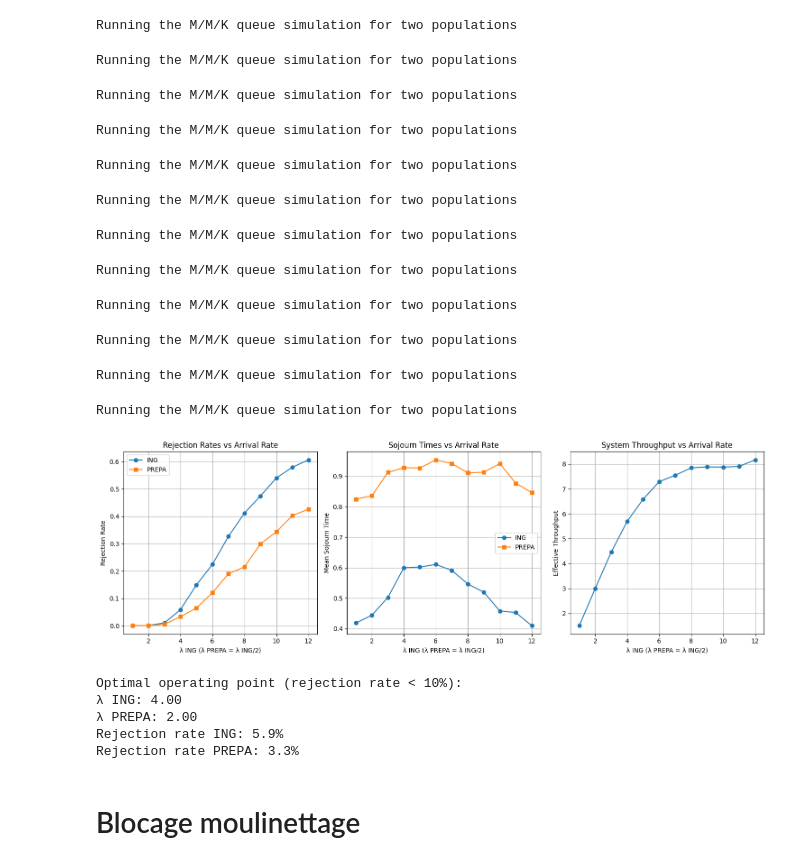
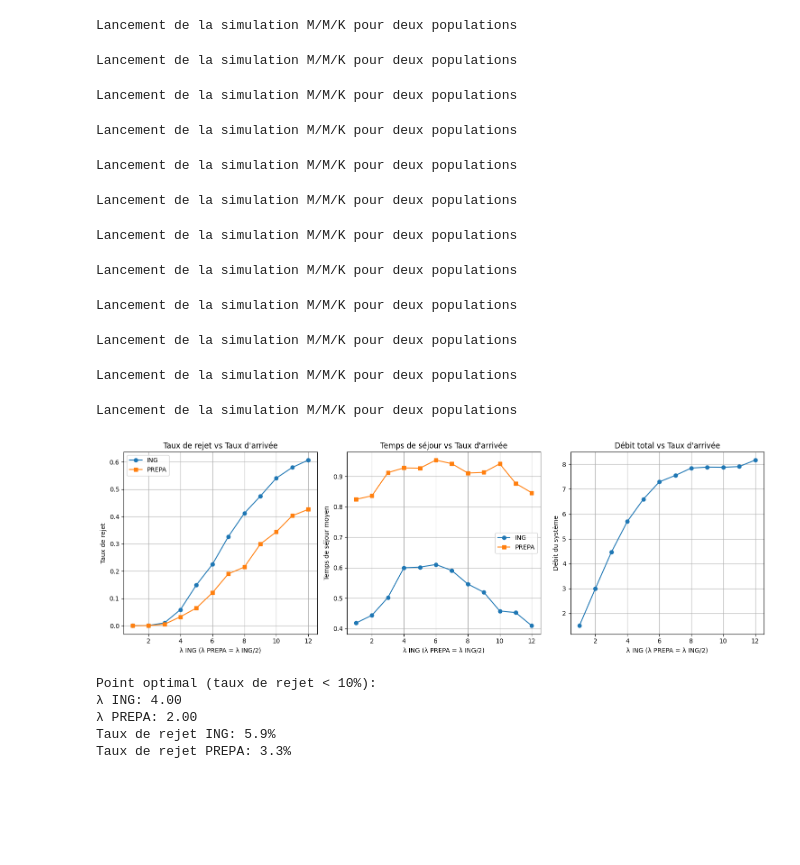
Before and after one commit to ElianaJunker/ERO2, a Jupyter notebook: channels_and_dams_benchmarking_q1.ipynb, the cells around one changed output. Drawn from its saved outputs; the diff is of its cells as text; code cells hidden in the pictures; blank space fills up the shorter version.

```diff
--- a/channels_and_dams_benchmarking_q1.ipynb
+++ b/channels_and_dams_benchmarking_q1.ipynb
@@ -659,10 +668,10 @@ Top 5 most efficient configurations:
 # %%
 def benchmark_lambda_scaling(base_mu_ing=2.4, base_mu_prepa=1.2, k=4, ks=5, test_z=5000):
     """
-    Benchmark increasing lambda values while maintaining lambda_ing = 2*lambda_prepa
+    Benchmark qui augmente les valeurs de lambda tout en maintenant lambda_ing = 2*lambda_prepa
     """
-    # Create range of lambda values to test (lambda_ing will be twice these values)
-    lambda_prepa_range = np.linspace(0.5, 6.0, 12)  # Test up to lambda_ing = 12
+    # Création d'une liste de valeurs de lambda à tester (lambda_ing sera deux fois ces valeurs)
+    lambda_prepa_range = np.linspace(0.5, 6.0, 12)  # Test jusqu'à lambda_ing = 12
 
     results = []
     gen = np.random.default_rng(seed=42)
@@ -670,7 +679,7 @@ def benchmark_lambda_scaling(base_mu_ing=2.4, base_mu_prepa=1.2, k=4, ks=5, test
     for lambda_prepa in lambda_prepa_range:
         lambda_ing = 2 * lambda_prepa
 
-        # Run simulation
+        # Lance la simulation
         mmk_queue = mmk_finite_two_populations(
             lamda_ing=lambda_ing,
             lamda_prepa=lambda_prepa,
@@ -684,7 +693,7 @@ def benchmark_lambda_scaling(base_mu_ing=2.4, base_mu_prepa=1.2, k=4, ks=5, test
         mmk_queue.run()
         stats = mmk_queue.stats()
 
-        # Calculate metrics
+        # Calcule les métriques d'efficacité
         ing_stats = stats[stats['Population'] == 'ING'].iloc[0]
         prepa_stats = stats[stats['Population'] == 'PREPA'].iloc[0]
 
@@ -699,78 +708,76 @@ def benchmark_lambda_scaling(base_mu_ing=2.4, base_mu_prepa=1.2, k=4, ks=5, test
 
     return pd.DataFrame(results)
 
-# Run benchmark
+# Lance le benchmark
 results = benchmark_lambda_scaling()
 
-# Create visualization
+# Crée des visualisations
 plt.figure(figsize=(15, 5))
 
-# Plot 1: Rejection rates
+# Plot 1: Taux de rejet
 plt.subplot(131)
 plt.plot(results['lambda_ing'], results['rejection_rate_ing'],
          marker='o', label='ING')
 plt.plot(results['lambda_ing'], results['rejection_rate_prepa'],
          marker='s', label='PREPA')
 plt.xlabel('λ ING (λ PREPA = λ ING/2)')
-plt.ylabel('Rejection Rate')
-plt.title('Rejection Rates vs Arrival Rate')
+plt.ylabel('Taux de rejet')
+plt.title('Taux de rejet vs Taux d\'arrivée')
 plt.legend()
 plt.grid(True)
 
-# Plot 2: Sojourn times
+# Plot 2: Temps de séjour
 plt.subplot(132)
 plt.plot(results['lambda_ing'], results['sojourn_time_ing'],
          marker='o', label='ING')
 plt.plot(results['lambda_ing'], results['sojourn_time_prepa'],
          marker='s', label='PREPA')
 plt.xlabel('λ ING (λ PREPA = λ ING/2)')
-plt.ylabel('Mean Sojourn Time')
-plt.title('Sojourn Times vs Arrival Rate')
+plt.ylabel('Temps de séjour moyen')
+plt.title('Temps de séjour vs Taux d\'arrivée')
 plt.legend()
 plt.grid(True)
 
-# Plot 3: Combined metrics
+# Plot 3: Métrique d'efficacité
 plt.subplot(133)
 results['total_throughput'] = (results['lambda_ing'] * (1 - results['rejection_rate_ing']) +
                               results['lambda_prepa'] * (1 - results['rejection_rate_prepa']))
 plt.plot(results['lambda_ing'], results['total_throughput'], marker='o')
 plt.xlabel('λ ING (λ PREPA = λ ING/2)')
-plt.ylabel('Effective Throughput')
-plt.title('System Throughput vs Arrival Rate')
+plt.ylabel('Débit du système')
+plt.title('Débit total vs Taux d\'arrivée')
 plt.grid(True)
 
 plt.tight_layout()
 plt.show()
 
-# Find optimal operating point (where rejection rate stays below 10%)
+# Trouver le point de fonctionnement optimal
 acceptable_rejection = results[
     (results['rejection_rate_ing'] < 0.1) &
     (results['rejection_rate_prepa'] < 0.1)
 ].iloc[-1]
 
-print("\nOptimal operating point (rejection rate < 10%):")
+print("\nPoint optimal (taux de rejet < 10%):")
 print(f"λ ING: {acceptable_rejection['lambda_ing']:.2f}")
 print(f"λ PREPA: {acceptable_rejection['lambda_prepa']:.2f}")
-print(f"Rejection rate ING: {acceptable_rejection['rejection_rate_ing']*100:.1f}%")
-print(f"Rejection rate PREPA: {acceptable_rejection['rejection_rate_prepa']*100:.1f}%")
+print(f"Taux de rejet ING: {acceptable_rejection['rejection_rate_ing']*100:.1f}%")
+print(f"Taux de rejet PREPA: {acceptable_rejection['rejection_rate_prepa']*100:.1f}%")
 # %% [output]
-Running the M/M/K queue simulation for two populations
+Lancement de la simulation M/M/K pour deux populations
-Running the M/M/K queue simulation for two populations
+Lancement de la simulation M/M/K pour deux populations
-Running the M/M/K queue simulation for two populations
+Lancement de la simulation M/M/K pour deux populations
-Running the M/M/K queue simulation for two populations
+Lancement de la simulation M/M/K pour deux populations
-Running the M/M/K queue simulation for two populations
+Lancement de la simulation M/M/K pour deux populations
-Running the M/M/K queue simulation for two populations
+Lancement de la simulation M/M/K pour deux populations
-Running the M/M/K queue simulation for two populations
+Lancement de la simulation M/M/K pour deux populations
-Running the M/M/K queue simulation for two populations
+Lancement de la simulation M/M/K pour deux populations
-Running the M/M/K queue simulation for two populations
+Lancement de la simulation M/M/K pour deux populations
-Running the M/M/K queue simulation for two populations
+Lancement de la simulation M/M/K pour deux populations
-Running the M/M/K queue simulation for two populations
+Lancement de la simulation M/M/K pour deux populations
-Running the M/M/K queue simulation for two populations
+Lancement de la simulation M/M/K pour deux populations
-[figure, old version]
+[figure, new version]
-Optimal operating point (rejection rate < 10%):
+Point optimal (taux de rejet < 10%):
 λ ING: 4.00
 λ PREPA: 2.00
-Rejection rate ING: 5.9%
-Rejection rate PREPA: 3.3%
+Taux de rejet ING: 5.9%
+Taux de rejet PREPA: 3.3%
-# %% [markdown]
-# Blocage moulinettage
```
Also changed, not shown: parts of 10 cells of this notebook.
